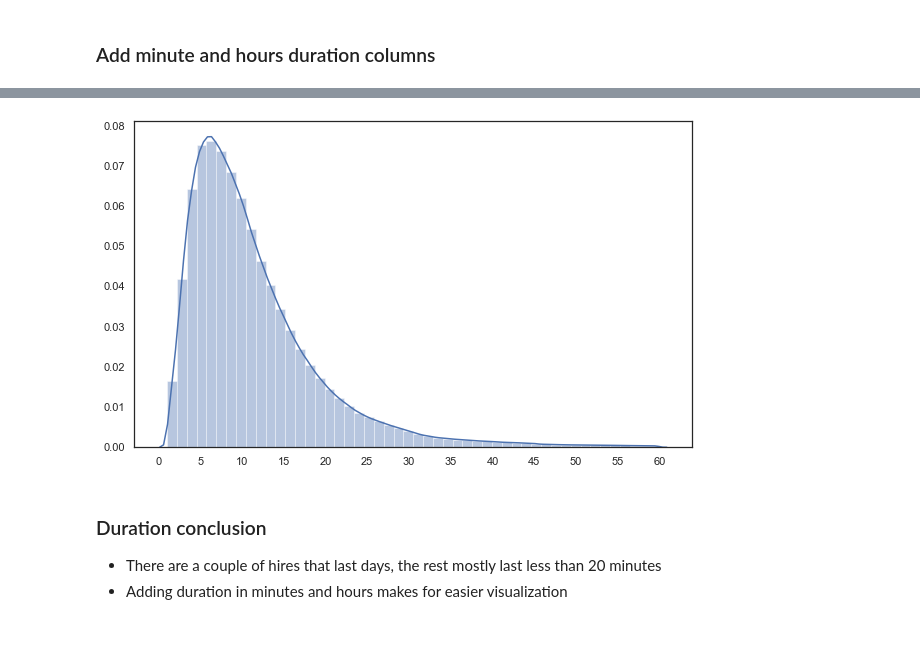
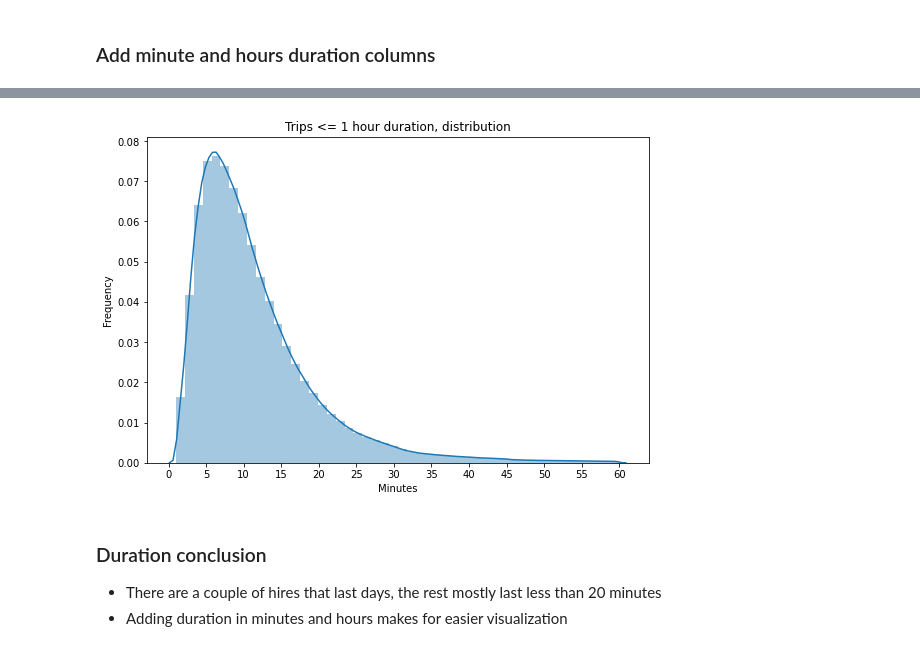
Before and after one commit to ChrisPalmerNZ/Udacity_Data_Visualization, a Jupyter notebook: Data_Visualization_Project_DataExploration.ipynb, the cells around one changed output, grey strips where cells are left out. Cells and saved outputs as stored; diff of their text form; code cells hidden in the pictures.

```diff
--- a/Data_Visualization_Project_DataExploration.ipynb
+++ b/Data_Visualization_Project_DataExploration.ipynb
@@ -1906,10 +2007,16 @@ df_fordgo.loc[df_fordgo.duration_min <= 60,["duration_min"]].hist(bins=20);
 # %%
+f = plt.figure(figsize=(9, 6))
 ax = sns.distplot(df_fordgo.loc[df_fordgo.duration_min <= 60,["duration_min"]]);
 stepsize = 5
 start, end = (0, 65) # ax.get_xlim()
-ax.xaxis.set_ticks(np.arange(start, end, stepsize));
+ax.xaxis.set_ticks(np.arange(start, end, stepsize))
+plt.title("Trips <= 1 hour duration, distribution")
+plt.xlabel('Minutes')
+plt.ylabel('Frequency')
+ax = plt.gca()
+plt.show();
 # %% [output]
-[figure, old version]
+[figure, new version]
 # %% [markdown]
 ### Duration conclusion
 - There are a couple of hires that last days, the rest mostly last less than 20 minutes
```
Also changed, not shown: parts of 26 cells of this notebook, 4 other files.
